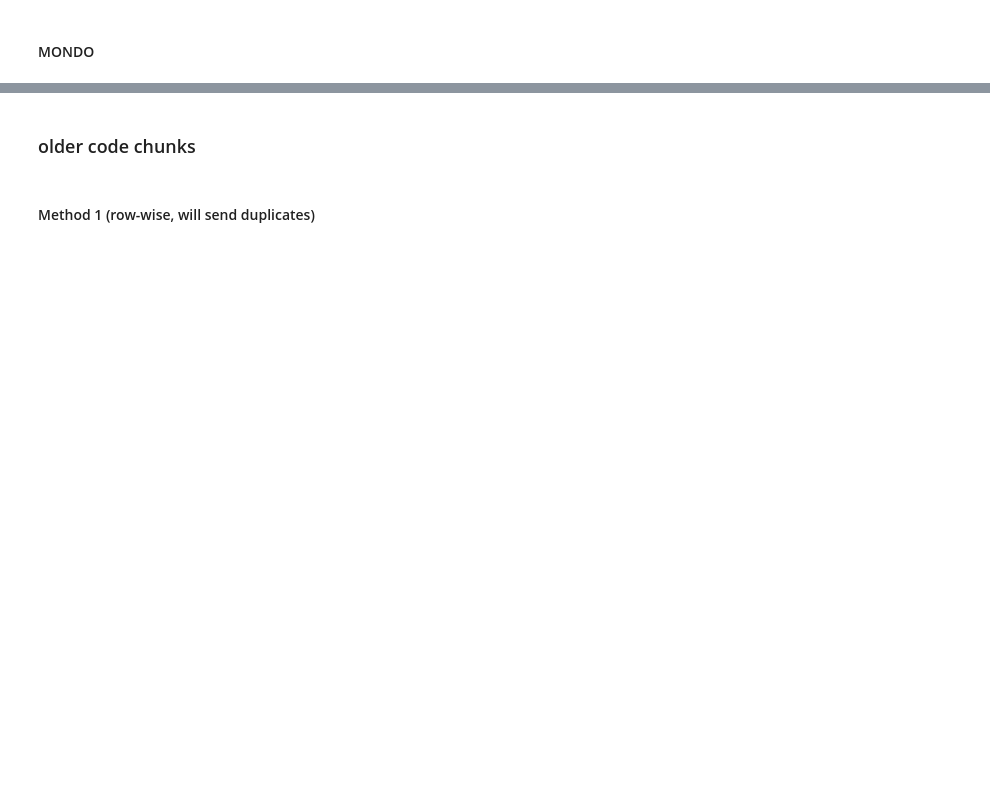
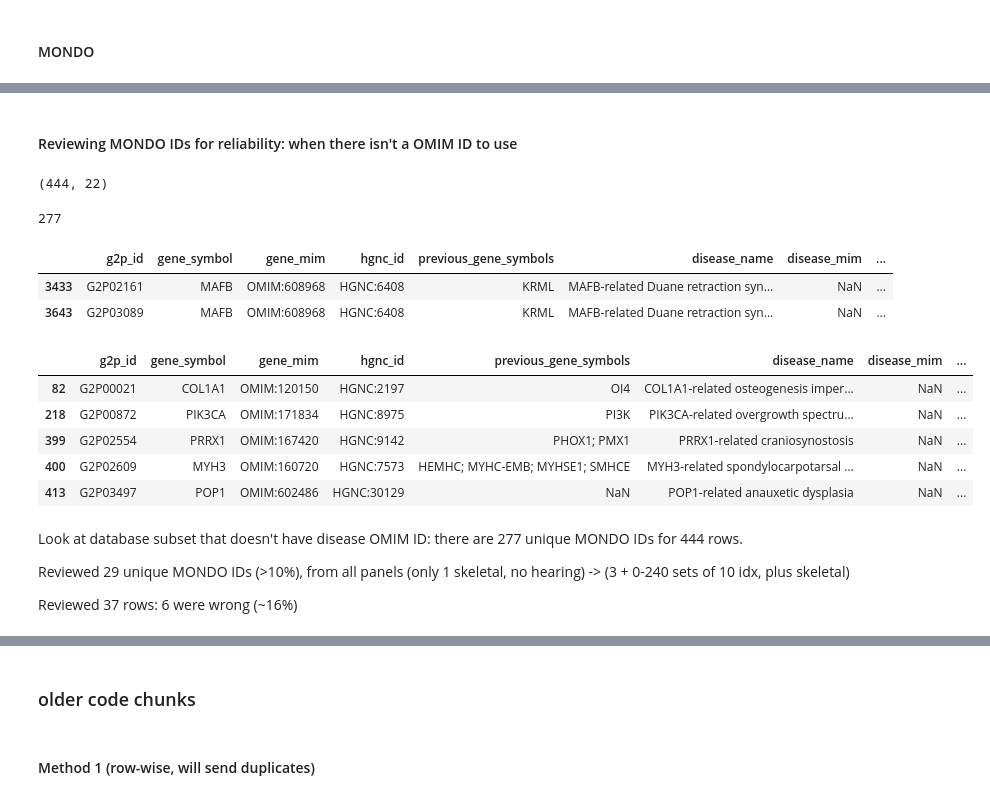
Before and after one commit to biothings/pending.api, a Jupyter notebook: plugins/ebi_gene2phenotype/parser-writing.ipynb, the cells around one changed output, grey strips where cells are left out. Cells and saved outputs as stored; diff of their text form; code cells hidden in the pictures; blank space fills up the shorter version.

Commit message:
EBI gene2pheno: WIP exploring disease NodeNorm mapping

```diff
--- a/plugins/ebi_gene2phenotype/parser-writing.ipynb
+++ b/plugins/ebi_gene2phenotype/parser-writing.ipynb
@@ -472,6 +483,10 @@ gene_omim_curies = df["gene_mim"].dropna().unique()
 len(gene_omim_curies)
 # %% [output]
 2989
+# %%
+gene_IDs_no_label = []
+gene_IDs_wrong_category = []
+gene_IDs_not_recognized = []
 # %%
 ## larger batches are quicker
 for batch in batched(gene_omim_curies, 1000):
@@ -483,9 +498,31 @@ for batch in batched(gene_omim_curies, 1000):
     r = requests.post(nodenorm_url, json=req_body)
     response = r.json()
 
-    temp = {
-        k: {"primary_id": v["id"]["identifier"],
-            "primary_label": v["id"]["label"]}
-        for k,v in response.items()
-    }
-    gene_nodenorm_mapping.update(temp)
+    ## not doing dict comprehension. allows easier review, logic writing
+    for k,v in response.items():
+        try:
+            ## if NodeNorm did not recognize ID, v will be None
+            if v is not None:
+                ## some IDs aren't Gene, throw those mappings out
+                if v["type"][0] == "biolink:Gene":
+                    ## also throw out mapping if no primary label found
+                    if v["id"].get("label"):
+                        temp = {
+                            k: {"primary_id": v["id"]["identifier"],
+                                "primary_label": v["id"]["label"]
+                               }
+                        }
+                        gene_nodenorm_mapping.update(temp)
+                    else:
+                        gene_IDs_no_label.append(k)
+                        print(f"{k}: NodeNorm didn't find primary label. Not keeping this mapping.")
+                else:
+                    gene_IDs_wrong_category.append(k)
+                    print(f'{k}: NodeNorm found different category {v["type"][0]}. Not keeping this mapping.')
+            else:
+                gene_IDs_not_recognized.append(k)
+                print(f"{k}: NodeNorm didn't recognize this ID")
+        except:
+            print(f'Encountered an error processing the NodeNorm response.')
+            print(f'NodeNorm response key: {k}')
+            print(f'NodeNorm response value: {v}')
@@ -810,0 +893,35 @@ for row in df[["gene_symbol", "hgnc_id"]].itertuples(index=False):
+# %% [markdown]
+#### Reviewing MONDO IDs for reliability: when there isn't a OMIM ID to use
+# %%
+df_disease_mondo_only = df[df["disease_mim"].isna() & df["disease_MONDO"].notna()].copy()
+
+mondo_only = df_disease_mondo_only["disease_MONDO"].dropna().unique()
+# %%
+df_disease_mondo_only.shape
+
+len(mondo_only)
+# %% [output]
+(444, 22)
+277
+# %%
+df_disease_mondo_only[df_disease_mondo_only["disease_MONDO"] == mondo_only[250]]
+# %% [output]
+|  | g2p_id | gene_symbol | gene_mim | hgnc_id | previous_gene_symbols | disease_name | disease_mim | ... |
+| 3433 | G2P02161 | MAFB | OMIM:608968 | HGNC:6408 | KRML | MAFB-related Duane retraction syn... | NaN | ... |
+| 3643 | G2P03089 | MAFB | OMIM:608968 | HGNC:6408 | KRML | MAFB-related Duane retraction syn... | NaN | ... |
+# %%
+df_disease_mondo_only[df_disease_mondo_only["panel"].str.contains("Skeletal", na=False)]
+# %% [output]
+|  | g2p_id | gene_symbol | gene_mim | hgnc_id | previous_gene_symbols | disease_name | disease_mim | ... |
+| 82 | G2P00021 | COL1A1 | OMIM:120150 | HGNC:2197 | OI4 | COL1A1-related osteogenesis imper... | NaN | ... |
+| 218 | G2P00872 | PIK3CA | OMIM:171834 | HGNC:8975 | PI3K | PIK3CA-related overgrowth spectru... | NaN | ... |
+| 399 | G2P02554 | PRRX1 | OMIM:167420 | HGNC:9142 | PHOX1; PMX1 | PRRX1-related craniosynostosis | NaN | ... |
+| 400 | G2P02609 | MYH3 | OMIM:160720 | HGNC:7573 | HEMHC; MYHC-EMB; MYHSE1; SMHCE | MYH3-related spondylocarpotarsal ... | NaN | ... |
+| 413 | G2P03497 | POP1 | OMIM:602486 | HGNC:30129 | NaN | POP1-related anauxetic dysplasia | NaN | ... |
+# %% [markdown]
+Look at database subset that doesn't have disease OMIM ID:
+there are 277 unique MONDO IDs for 444 rows.
+
+Reviewed 29 unique MONDO IDs (>10%), from all panels (only 1 skeletal, no hearing) -> (3 + 0-240 sets of 10 idx, plus skeletal)
+
+Reviewed 37 rows: 6 were wrong (~16%)
```
Also changed, not shown: parts of 53 cells of this notebook.
